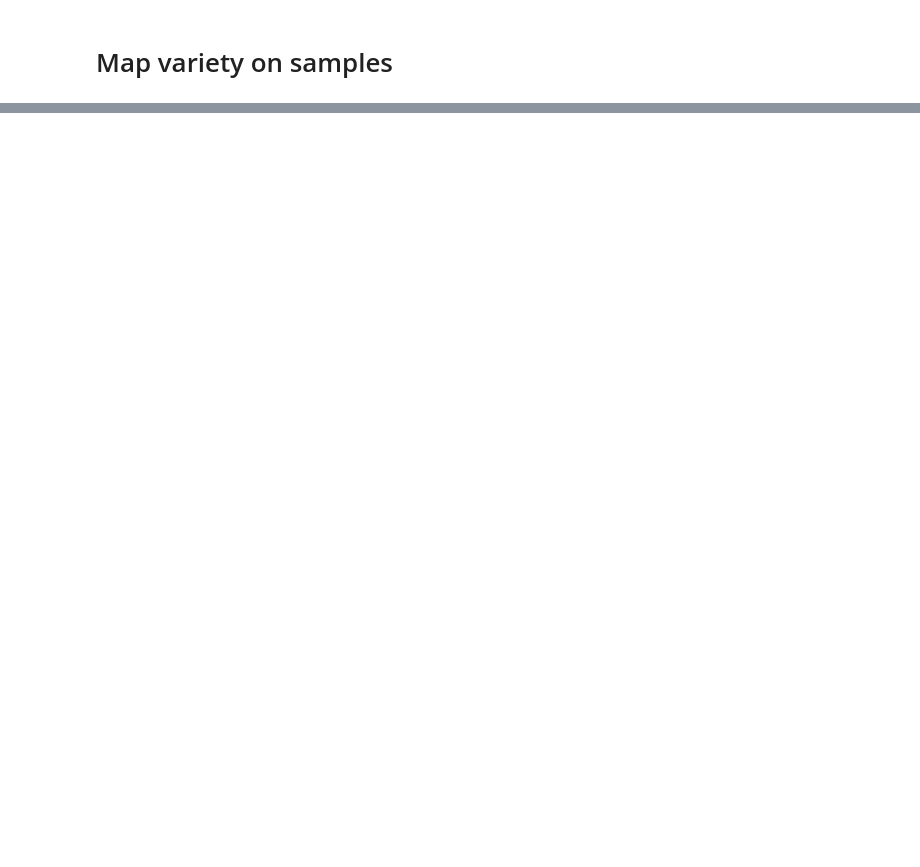
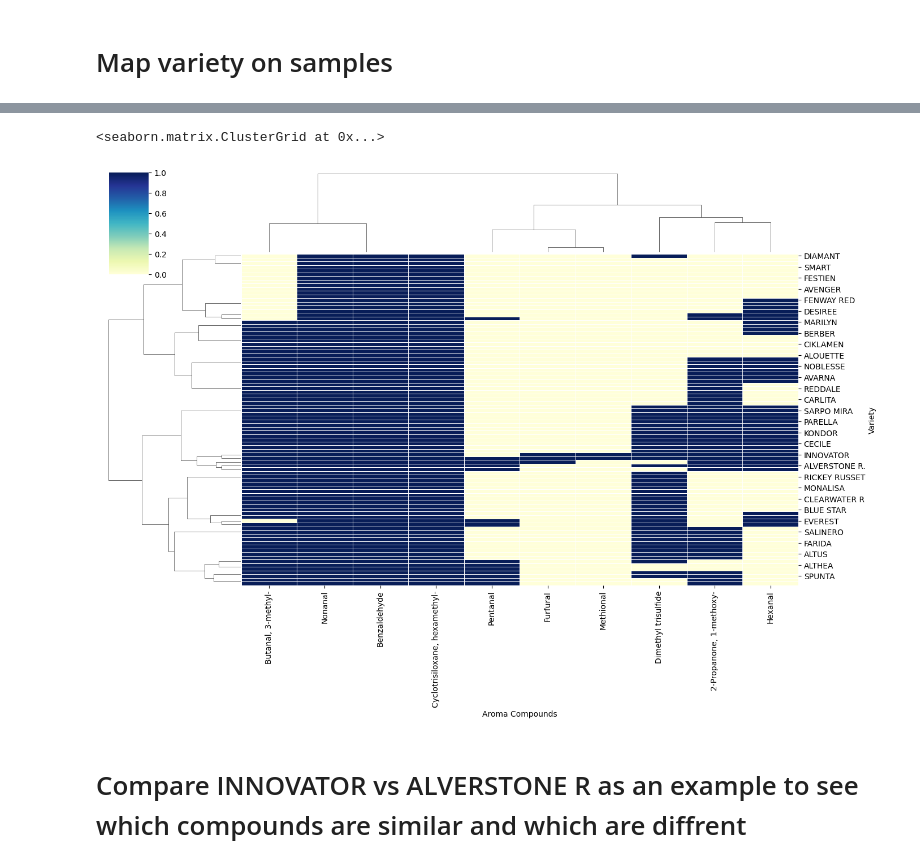
Before and after one commit to Fatemeh1362/internship, a Jupyter notebook: compound_analysis.ipynb, the cells around one changed output, grey strips where cells are left out. Cells and saved outputs as stored; diff of their text form; code cells hidden in the pictures; blank space fills up the shorter version.

```diff
--- a/compound_analysis.ipynb
+++ b/compound_analysis.ipynb
@@ -527,0 +410,14 @@ array([], dtype=object)
+# %%
+sns.clustermap(
+    heatmap_data,
+    cmap="YlGnBu",
+    linewidths=0.5,
+    figsize=(14, 10),
+    method='ward',
+    metric='euclidean'
+)
+# %% [output]
+<seaborn.matrix.ClusterGrid at 0x...>
+[figure, added]
+# %% [markdown]
+# Compare INNOVATOR vs ALVERSTONE R   as an example to see which compounds are similar and which are diffrent
```
Also changed, not shown: parts of 35 cells of this notebook.
